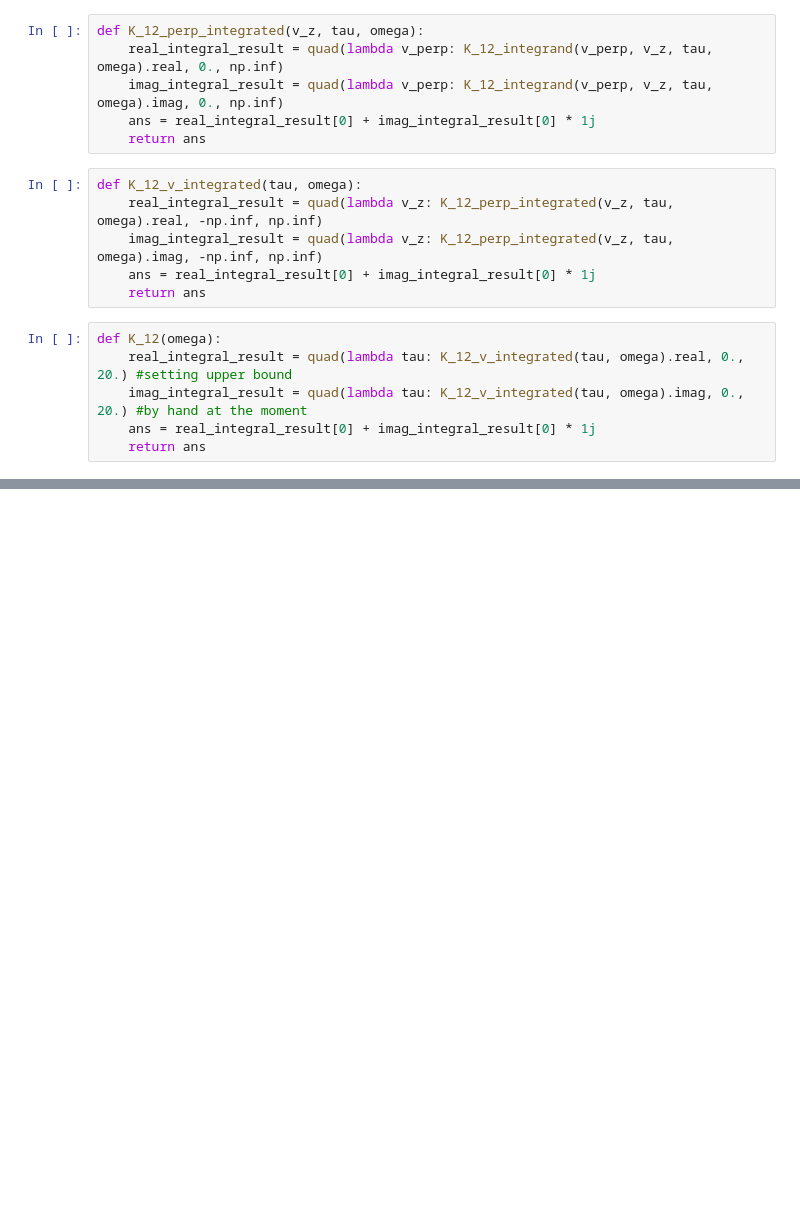
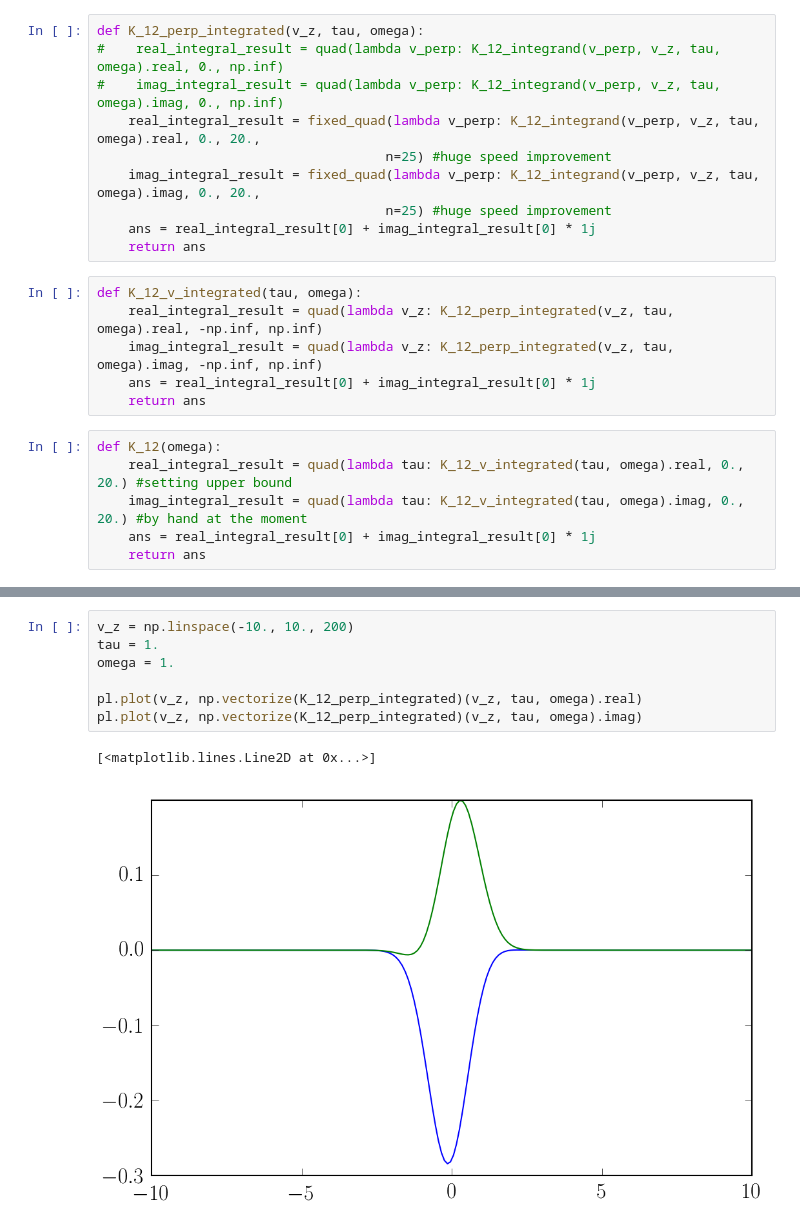
Before and after one commit to aapandy2/dielectric_tensor_tests, a Jupyter notebook: K_12_fully_numerical.ipynb, the cells around one changed output, grey strips where cells are left out. Drawn from its saved outputs; the diff is of its cells as text; blank space fills up the shorter version.

```diff
--- a/K_12_fully_numerical.ipynb
+++ b/K_12_fully_numerical.ipynb
@@ -65,8 +65,12 @@ def K_12_integrand(v_perp, v_z, tau, omega):
     return minus_sign * ans
 # %%
 def K_12_perp_integrated(v_z, tau, omega):
-    real_integral_result = quad(lambda v_perp: K_12_integrand(v_perp, v_z, tau, omega).real, 0., np.inf)
-    imag_integral_result = quad(lambda v_perp: K_12_integrand(v_perp, v_z, tau, omega).imag, 0., np.inf)
+#    real_integral_result = quad(lambda v_perp: K_12_integrand(v_perp, v_z, tau, omega).real, 0., np.inf)
+#    imag_integral_result = quad(lambda v_perp: K_12_integrand(v_perp, v_z, tau, omega).imag, 0., np.inf)
+    real_integral_result = fixed_quad(lambda v_perp: K_12_integrand(v_perp, v_z, tau, omega).real, 0., 20.,
+                                     n=25) #huge speed improvement
+    imag_integral_result = fixed_quad(lambda v_perp: K_12_integrand(v_perp, v_z, tau, omega).imag, 0., 20.,
+                                     n=25) #huge speed improvement
     ans = real_integral_result[0] + imag_integral_result[0] * 1j
     return ans
 # %%
@@ -89,0 +134,10 @@ print K_12(1.)
+# %%
+v_z = np.linspace(-10., 10., 200)
+tau = 1.
+omega = 1.
+
+pl.plot(v_z, np.vectorize(K_12_perp_integrated)(v_z, tau, omega).real)
+pl.plot(v_z, np.vectorize(K_12_perp_integrated)(v_z, tau, omega).imag)
+# %% [output]
+[<matplotlib.lines.Line2D at 0x...>]
+[figure, added]
```
Also changed, not shown: parts of 5 cells of this notebook, 2 other files.
